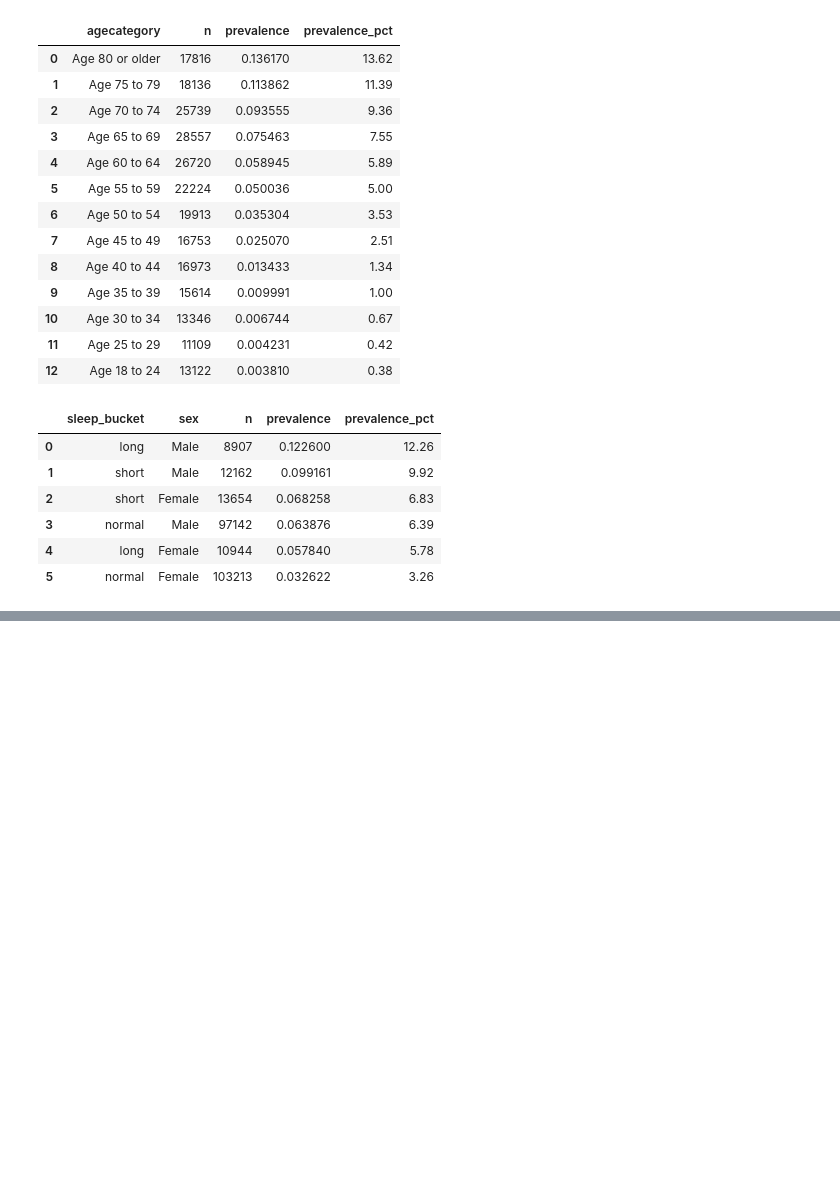
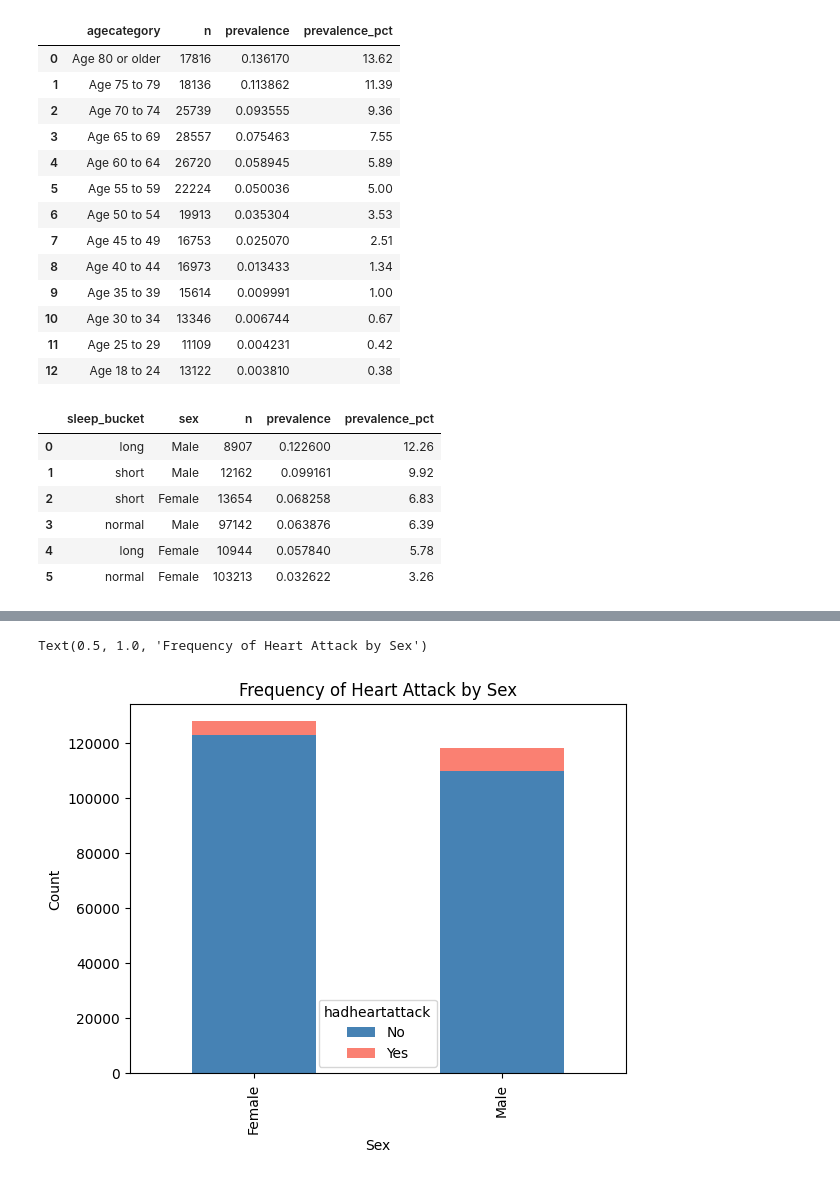
Before and after one commit to sjsu-cs133-f25/team6-healthdata, a Jupyter notebook: notebooks/projectAssignment02.ipynb, the cells around one changed output, grey strips where cells are left out. Saved outputs shown, nothing was run; the diff lists cells and outputs as text; code cells hidden in the pictures; blank space fills up the shorter version.

```diff
--- a/notebooks/projectAssignment02.ipynb
+++ b/notebooks/projectAssignment02.ipynb
@@ -257,0 +292,10 @@ if need.issubset(hp_imputed.columns):
+# %%
+# D2 frequency/compare chart #2
+df.groupby('sex')['hadheartattack'].value_counts().unstack().rename(
+    columns={0: "No", 1: "Yes"}).plot(kind='bar', stacked=True, color=['steelblue', 'salmon'])
+plt.xlabel('Sex')
+plt.ylabel('Count')
+plt.title('Frequency of Heart Attack by Sex')
+# %% [output]
+Text(0.5, 1.0, 'Frequency of Heart Attack by Sex')
+[figure, added]
```
Also changed, not shown: parts of 6 cells of this notebook.
